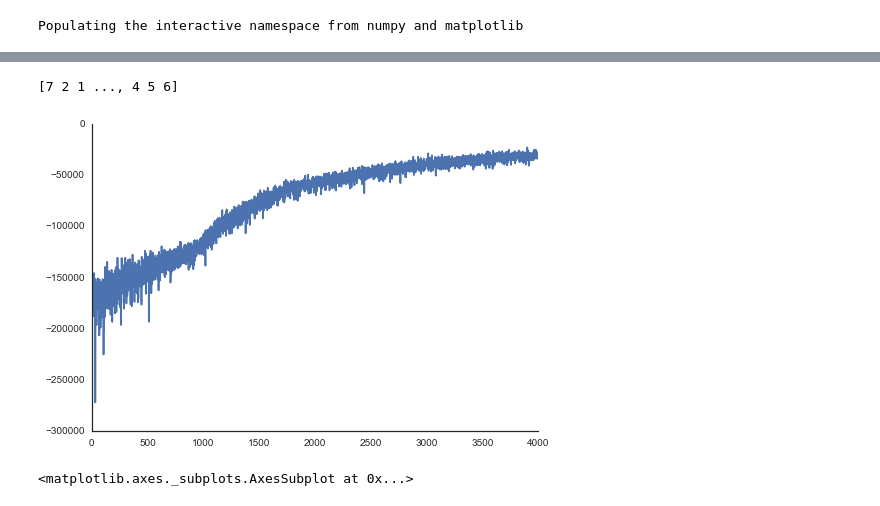
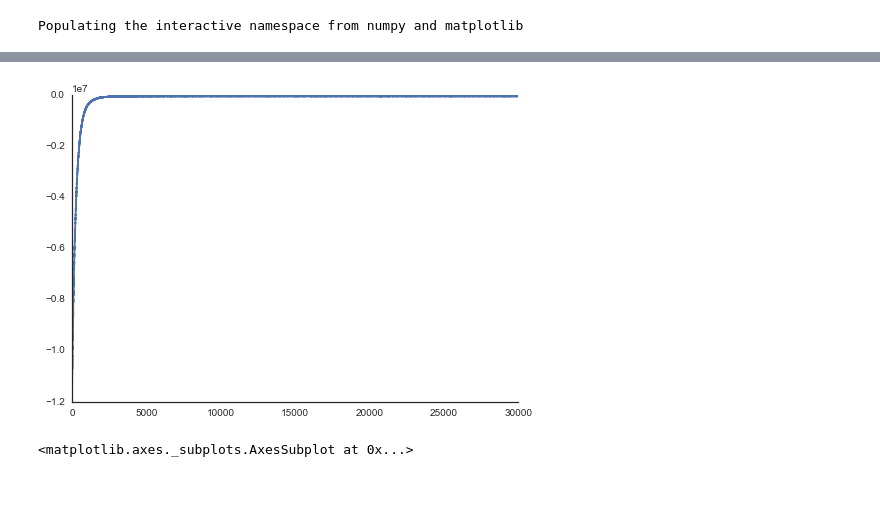
Before and after one commit to chengyeliu/2017HWs, a Jupyter notebook: Hierarchical_ANN_MNIST_v2.ipynb, the cells around one changed output, grey strips where cells are left out. Drawn from its saved outputs; the diff is of its cells as text; code cells hidden in the pictures.

```diff
--- a/Hierarchical_ANN_MNIST_v2.ipynb
+++ b/Hierarchical_ANN_MNIST_v2.ipynb
@@ -74,5 +78,8 @@ n_hidden =  25  # Number of hidden units
 #ann_input = theano.shared(X_train)
 #ann_output = theano.shared(Y_train)
 
-input_var = theano.shared(X_train[:500, ...].astype(np.float64))
-target_var = theano.shared(Y_train[:500, ...].astype(np.float64))
+#input_var = theano.shared(X_train[:500, ...].astype(np.float64))
+#target_var = theano.shared(Y_train[:500, ...].astype(np.float64))
+
+input_var = theano.shared(X_train.astype(np.float64))
+target_var = theano.shared(Y_train.astype(np.float64))
@@ -79,41 +88,30 @@ target_var = theano.shared(Y_train[:500, ...].astype(np.float64))
 # %%
 def build_ann():
 
-    regularization1 = pm.HalfNormal('reg_hyper1', sd=1)
-
-    bias_in_1 = pm.Normal('b_in_1', mu=0, sd=regularization1,
+    bias_in_1 = pm.Normal('b_in_1', mu=0, sd=0.03,
                          shape=n_hidden)
 
-    regularization2 = pm.HalfNormal('reg_hyper2', sd=1)
-
-    weights_in_1 = pm.Normal('w_in_1', mu=0, sd=regularization2,
+    weights_in_1 = pm.Normal('w_in_1', mu=0, sd=0.03,
                          shape = (X_train.shape[1], n_hidden))
     # Build a layer using tanh activation function
     act_1 = T.tanh(T.dot(input_var,
                          weights_in_1) + bias_in_1)
 
-    regularization3 = pm.HalfNormal('reg_hyper3', sd=1)
-
-    bias_1_2 = pm.Normal('b_1_2', mu=0, sd=regularization3,
+    bias_1_2 = pm.Normal('b_1_2', mu=0, sd=0.03,
                          shape=n_hidden)
 
-    regularization4 = pm.HalfNormal('reg_hyper4', sd=1)
-
-    weights_1_2 = pm.Normal('w_1_2', mu=0, sd=regularization4,
+    weights_1_2 = pm.Normal('w_1_2', mu=0, sd=0.03,
                          shape = (n_hidden, n_hidden))
     # Build a layer using tanh activation function
     act_2 = T.tanh(T.dot(act_1,
                          weights_1_2) + bias_1_2)
 
-    regularization5 = pm.HalfNormal('reg_hyper5', sd=1)
-
-    bias_2_out = pm.Normal('b_2_out', mu=0, sd=regularization5,
+    bias_2_out = pm.Normal('b_2_out', mu=0, sd=0.03,
                          shape=len(np.unique(Y_train)))
 
-    regularization6 = pm.HalfNormal('reg_hyper6', sd=1)
+    weights_2_out = pm.Normal('w_2_out', mu=0, sd=0.03,
+                         shape = (n_hidden,len(np.unique(Y_train))))
 
-    weights_2_out = pm.Normal('w_2_out', mu=0, sd=regularization6,
-                         shape = (n_hidden,len(np.unique(Y_train))))
     # Build a layer using tanh activation function
     act_out = T.nnet.softmax(T.dot(act_2, weights_2_out) + bias_2_out)
 
@@ -145,10 +143,13 @@ minibatches = zip(
 
 total_size = len(Y_train)
 
-def run_advi(likelihood, advi_iters=50000):
+def run_advi(likelihood, advi_iters=30000):
     # Train on train data
-    input_var.set_value(X_train[:500, ...])
-    target_var.set_value(Y_train[:500, ...])
+    #input_var.set_value(X_train[:500, ...])
+    #target_var.set_value(Y_train[:500, ...])
+
+    input_var.set_value(X_train)
+    target_var.set_value(Y_train)
 
     v_params = pm.variational.advi_minibatch(
         n=advi_iters, minibatch_tensors=minibatch_tensors,
@@ -192,4 +168,0 @@ with pm.Model() as neural_network:
-# %%
-print(y_pred)
-# %% [output]
-[7 2 1 ..., 4 5 6]
@@ -197,10 +175,10 @@ print(y_pred)
 with neural_network:
     trace = pm.variational.sample_vp(v_params, draws=5000)
 # %%
-plt.plot(v_params.elbo_vals[10000:])
+plt.plot(v_params.elbo_vals)
 sns.despine()
 # %% [output]
-[figure, old version]
+[figure, new version]
 # %%
 from sklearn.metrics import confusion_matrix, accuracy_score
 sns.heatmap(confusion_matrix(Y_test, y_pred))
```
Also changed, not shown: parts of 19 cells of this notebook.
